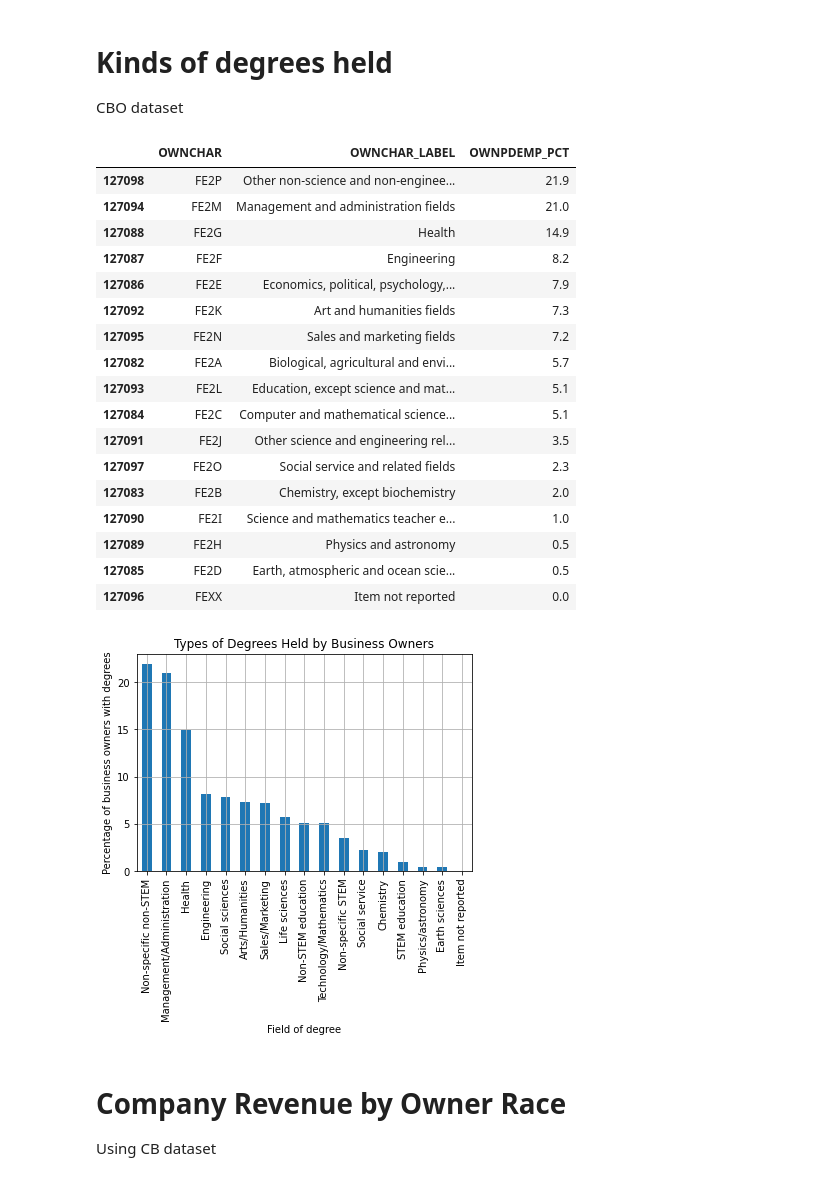
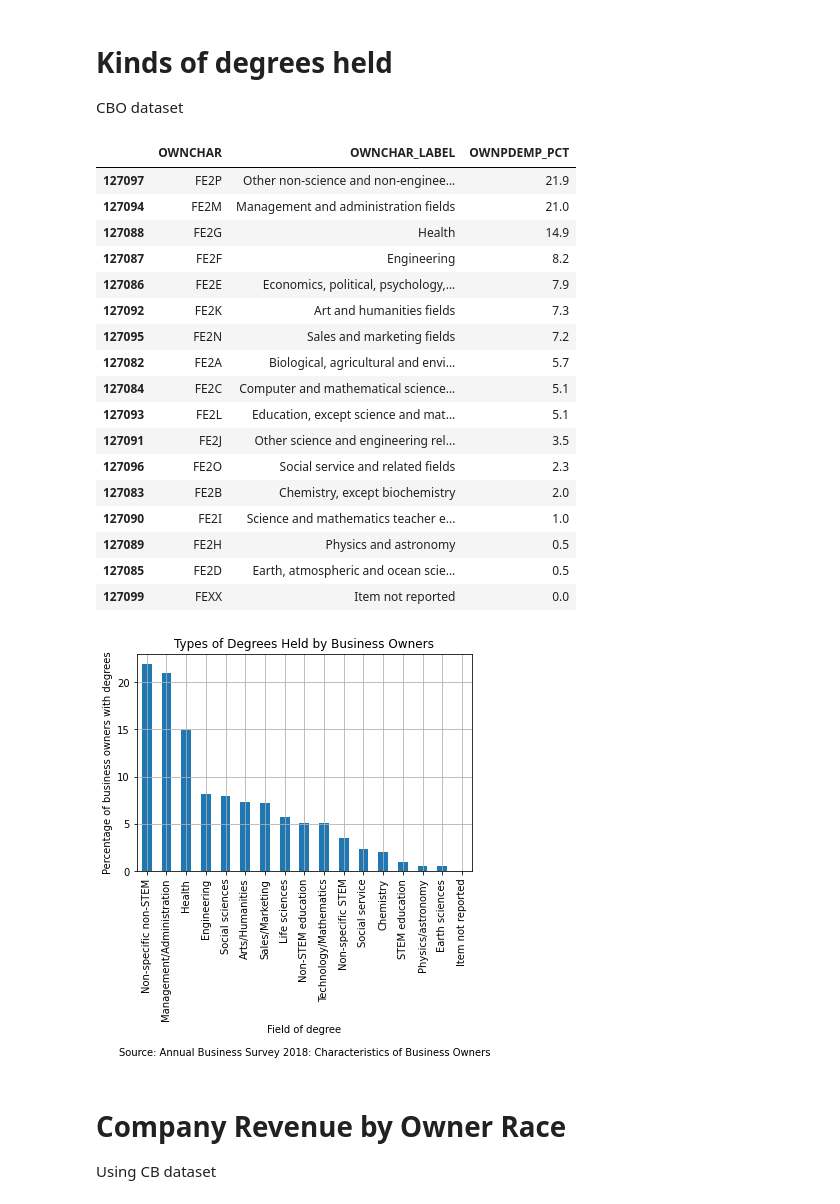
Before and after one commit to c-rod51/census-annual-business-survey, a Jupyter notebook: group assessment/notebook.ipynb, the cells around one changed output. Drawn from its saved outputs; the diff is of its cells as text; code cells hidden in the pictures.

Commit message:
Graph sources, notebook comments

```diff
--- a/group assessment/notebook.ipynb
+++ b/group assessment/notebook.ipynb
@@ -342,12 +346,13 @@ plt.show()
 # Kinds of degrees held
 CBO dataset
 # %%
-degree_kind_table = degrees_of_owners.drop([127099, 127100]).drop(['OWNPDEMP'], axis = 1).sort_values('OWNPDEMP_PCT', ascending = False)
+# dropping aggregations of degrees using previous dataframe
+degree_kind_table = degrees_of_owners.drop([127098, 127100]).drop(['OWNPDEMP'], axis = 1).sort_values('OWNPDEMP_PCT', ascending = False)
 
 degree_kind_table
 # %% [output]
 |  | OWNCHAR | OWNCHAR_LABEL | OWNPDEMP_PCT |
-| 127098 | FE2P | Other non-science and non-enginee... | 21.9 |
+| 127097 | FE2P | Other non-science and non-enginee... | 21.9 |
 | 127094 | FE2M | Management and administration fields | 21.0 |
 | 127088 | FE2G | Health | 14.9 |
 | 127087 | FE2F | Engineering | 8.2 |
@@ -355,49 +360,50 @@ degree_kind_table
 | 127092 | FE2K | Art and humanities fields | 7.3 |
 | 127095 | FE2N | Sales and marketing fields | 7.2 |
 | 127082 | FE2A | Biological, agricultural and envi... | 5.7 |
+| 127084 | FE2C | Computer and mathematical science... | 5.1 |
 | 127093 | FE2L | Education, except science and mat... | 5.1 |
-| 127084 | FE2C | Computer and mathematical science... | 5.1 |
 | 127091 | FE2J | Other science and engineering rel... | 3.5 |
-| 127097 | FE2O | Social service and related fields | 2.3 |
+| 127096 | FE2O | Social service and related fields | 2.3 |
 | 127083 | FE2B | Chemistry, except biochemistry | 2.0 |
 | 127090 | FE2I | Science and mathematics teacher e... | 1.0 |
 | 127089 | FE2H | Physics and astronomy | 0.5 |
 | 127085 | FE2D | Earth, atmospheric and ocean scie... | 0.5 |
-| 127096 | FEXX | Item not reported | 0.0 |
+| 127099 | FEXX | Item not reported | 0.0 |
 # %%
+# plotting degrees
 degree_kind_plot = degree_kind_table.plot(
     title = "Types of Degrees Held by Business Owners",
     kind = "bar",
     legend = False,
     grid = True
 )
 
 degree_kind_plot.set_xticklabels([
     'Non-specific non-STEM',
     'Management/Administration',
     'Health',
     'Engineering',
     'Social sciences',
     'Arts/Humanities',
     'Sales/Marketing',
     'Life sciences',
     'Non-STEM education',
     'Technology/Mathematics',
     'Non-specific STEM',
     'Social service',
     'Chemistry',
     'STEM education',
     'Physics/astronomy',
     'Earth sciences',
     'Item not reported'
     ])
 
-degree_kind_plot.set_xlabel('Field of degree')
+degree_kind_plot.set_xlabel('Field of degree\n\nSource: Annual Business Survey 2018: Characteristics of Business Owners')
 degree_kind_plot.set_ylabel('Percentage of business owners with degrees')
 
 plt.show()
 # %% [output]
-[figure, old version]
+[figure, new version]
 # %% [markdown]
 # Company Revenue by Owner Race
 Using CB dataset
```
Also changed, not shown: parts of 5 cells of this notebook, 3 other files.
